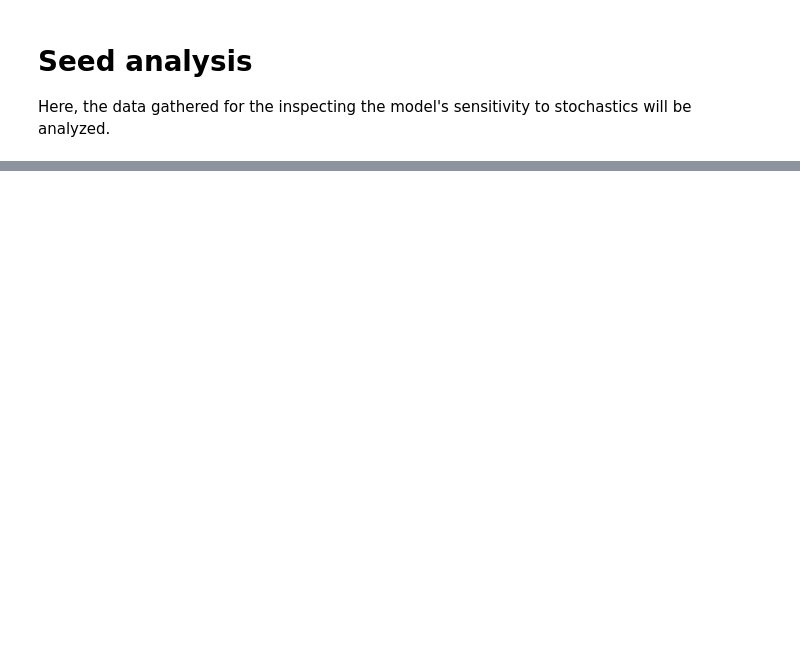
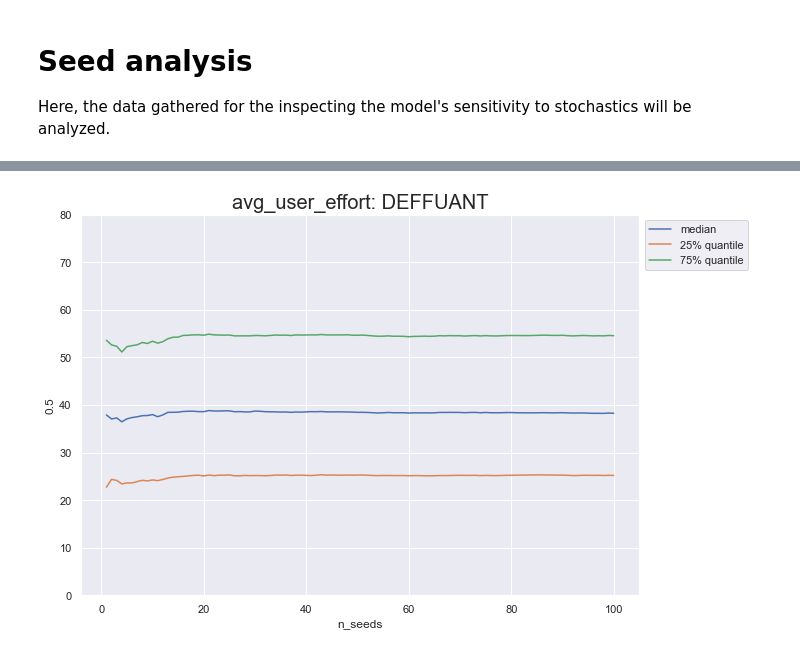
Before and after one commit to felicity-reddel/MisinfoPy, a Jupyter notebook: dmdu/exploration/seed_analysis.ipynb, the cells around one changed output, grey strips where cells are left out. Saved outputs shown, nothing was run; the diff lists cells and outputs as text; code cells hidden in the pictures; blank space fills up the shorter version.

```diff
--- a/dmdu/exploration/seed_analysis.ipynb
+++ b/dmdu/exploration/seed_analysis.ipynb
@@ -37,0 +120,5 @@ for belief_update_fn in belief_update_fns:  # TODO: When data for all bufns: bel
+# %%
+belief_update_fn = 'DEFFUANT'
+plot_quartiles_metric_bufn_combo(metric=metric, belief_update_fn=belief_update_fn, data_mapping=data_mapping, y_max=y_max)
+# %% [output]
+[figure, added]
```
Also changed, not shown: parts of 32 cells of this notebook.
